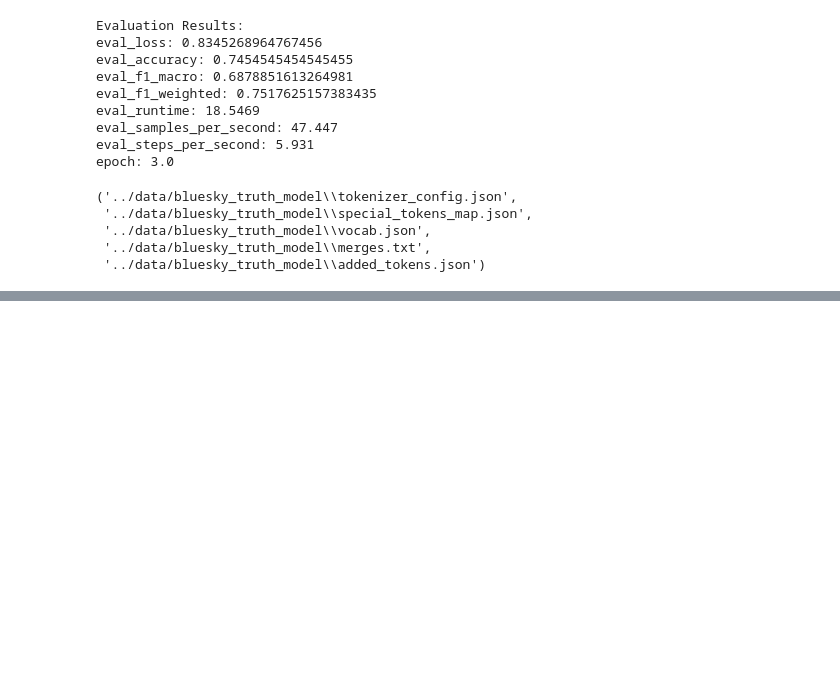
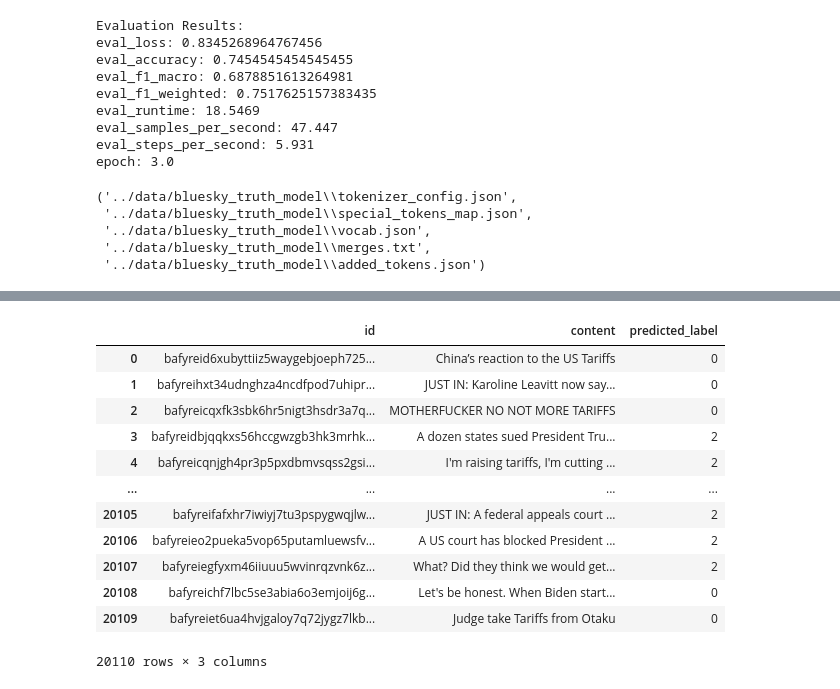
Before and after one commit to Filippo-Corti/SocialMediaMining, a Jupyter notebook: Project/notebooks/BlueskyTruthML.ipynb, the cells around one changed output, grey strips where cells are left out. Drawn from its saved outputs; the diff is of its cells as text; code cells hidden in the pictures; blank space fills up the shorter version.

Commit message:
labeling truth and bluesky

```diff
--- a/Project/notebooks/BlueskyTruthML.ipynb
+++ b/Project/notebooks/BlueskyTruthML.ipynb
@@ -200,0 +232,16 @@ tokenizer.save_pretrained('../data/bluesky_truth_model')
+# %%
+# Load full datasets
+
+truth_db.cursor.execute("""
+SELECT id, content
+FROM Posts
+""")
+truth_data = truth_db.cursor.fetchall()
+truth_df = pd.DataFrame(truth_data, columns=['id', 'content'])
+
+bluesky_db.cursor.execute("""
+SELECT id, content
+FROM Posts
+""")
+bluesky_data = bluesky_db.cursor.fetchall()
+bluesky_df = pd.DataFrame(bluesky_data, columns=['id', 'content'])
@@ -200,0 +280,19 @@ tokenizer.save_pretrained('../data/bluesky_truth_model')
+# %%
+# Predict Bluesky data
+
+all_predictions = list()
+
+# Process in batches of size 100
+batch_size = 100
+for i in range(0, len(bluesky_df), batch_size):
+    texts = bluesky_df['content'][i:i + batch_size].tolist()
+    inputs = tokenizer(texts, padding=True, truncation=True, max_length=512, return_tensors="pt").to('cuda')
+
+    with torch.no_grad():
+        outputs = model(**inputs)
+        predictions = outputs.logits.argmax(dim=-1).cpu().numpy()
+
+    all_predictions.extend(predictions)
+    print(f"{i}/{len(bluesky_df)}")
+
+bluesky_df['predicted_label'] = all_predictions
@@ -200,0 +317,16 @@ tokenizer.save_pretrained('../data/bluesky_truth_model')
+# %%
+bluesky_df
+# %% [output]
+|  | id | content | predicted_label |
+| 0 | bafyreid6xubyttiiz5waygebjoeph725... | China’s reaction to the US Tariffs | 0 |
+| 1 | bafyreihxt34udnghza4ncdfpod7uhipr... | JUST IN: Karoline Leavitt now say... | 0 |
+| 2 | bafyreicqxfk3sbk6hr5nigt3hsdr3a7q... | MOTHERFUCKER NO NOT MORE TARIFFS | 0 |
+| 3 | bafyreidbjqqkxs56hccgwzgb3hk3mrhk... | A dozen states sued President Tru... | 2 |
+| 4 | bafyreicqnjgh4pr3p5pxdbmvsqss2gsi... | I'm raising tariffs, I'm cutting ... | 2 |
+| ... | ... | ... | ... |
+| 20105 | bafyreifafxhr7iwiyj7tu3pspygwqjlw... | JUST IN: A federal appeals court ... | 2 |
+| 20106 | bafyreieo2pueka5vop65putamluewsfv... | A US court has blocked President ... | 2 |
+| 20107 | bafyreiegfyxm46iiuuu5wvinrqzvnk6z... | What? Did they think we would get... | 2 |
+| 20108 | bafyreichf7lbc5se3abia6o3emjoij6g... | Let's be honest. When Biden start... | 0 |
+| 20109 | bafyreiet6ua4hvjgaloy7q72jygz7lkb... | Judge take Tariffs from Otaku | 0 |
+20110 rows × 3 columns
```
Also changed, not shown: parts of 11 cells of this notebook, 2 other files.
